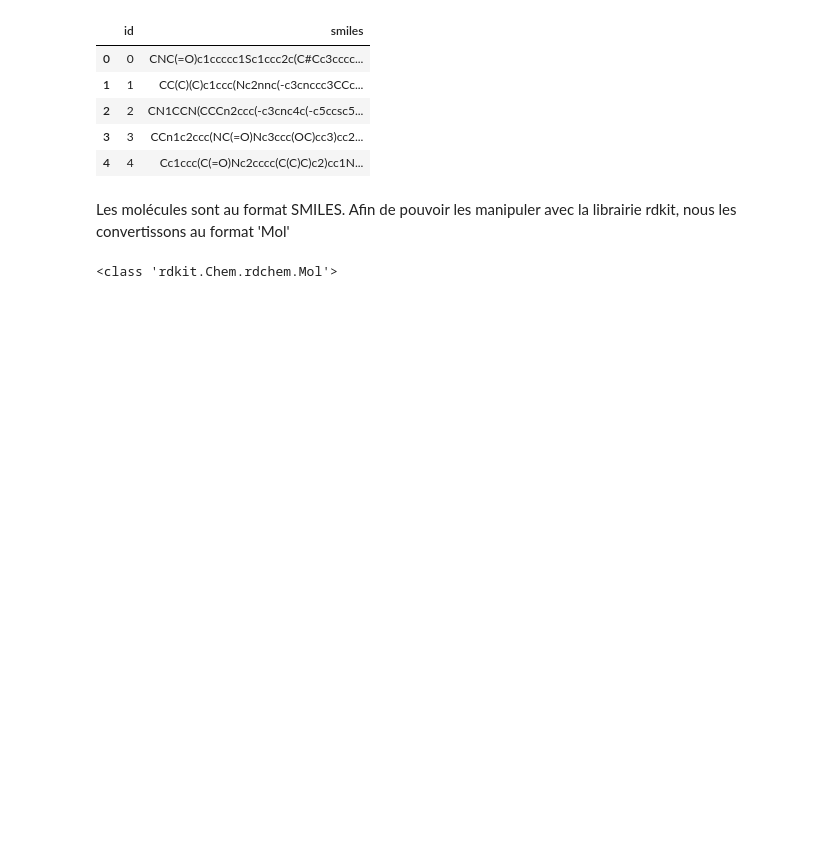
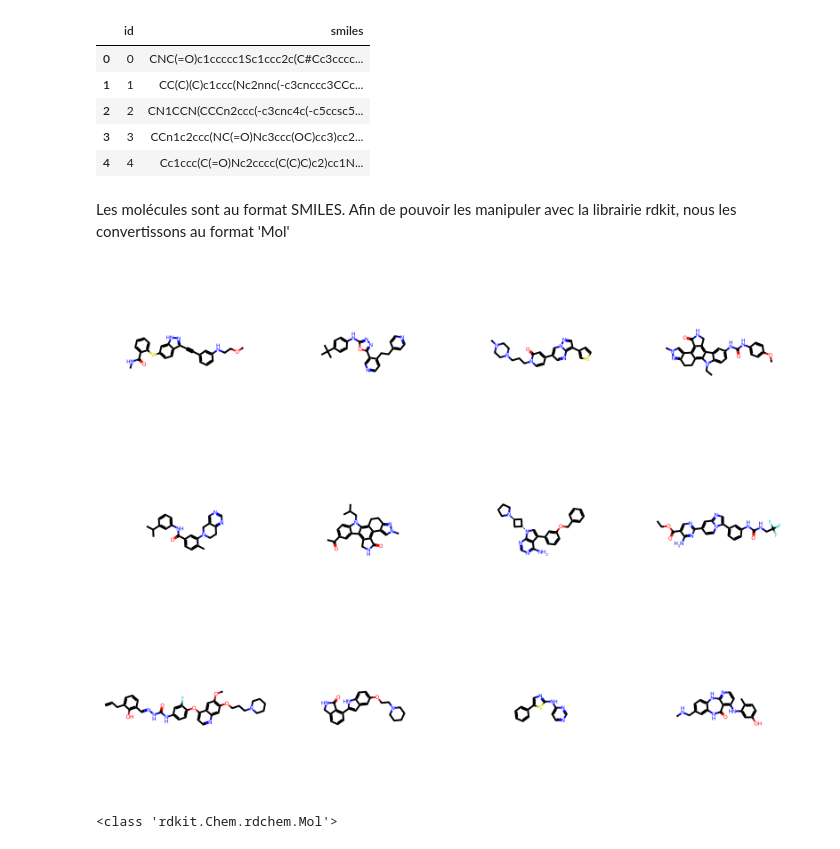
Before and after one commit to rachidsahli/Challenge-data-ens, a Jupyter notebook: Interaction_Molécule/pred_baseline.ipynb, the cells around one changed output. Saved outputs shown, nothing was run; the diff lists cells and outputs as text; code cells hidden in the pictures; blank space fills up the shorter version.

```diff
--- a/Interaction_Molécule/pred_baseline.ipynb
+++ b/Interaction_Molécule/pred_baseline.ipynb
@@ -50,6 +52,11 @@ le dataset de test contient 2934 molécules.
 # %% [markdown]
 Les molécules sont au format SMILES. Afin de pouvoir les manipuler avec la librairie rdkit, nous les convertissons au format
 'Mol'
+# %%
+mol = train.smiles.apply(Chem.MolFromSmiles)
+Draw.MolsToGridImage(mol[:12],molsPerRow=4)
+# %% [output]
+[figure, added]
 # %%
 # Convertion
 train_mols = [AllChem.MolFromSmiles(smile) for smile in train['smiles']]
```
Also changed, not shown: parts of 13 cells of this notebook.
